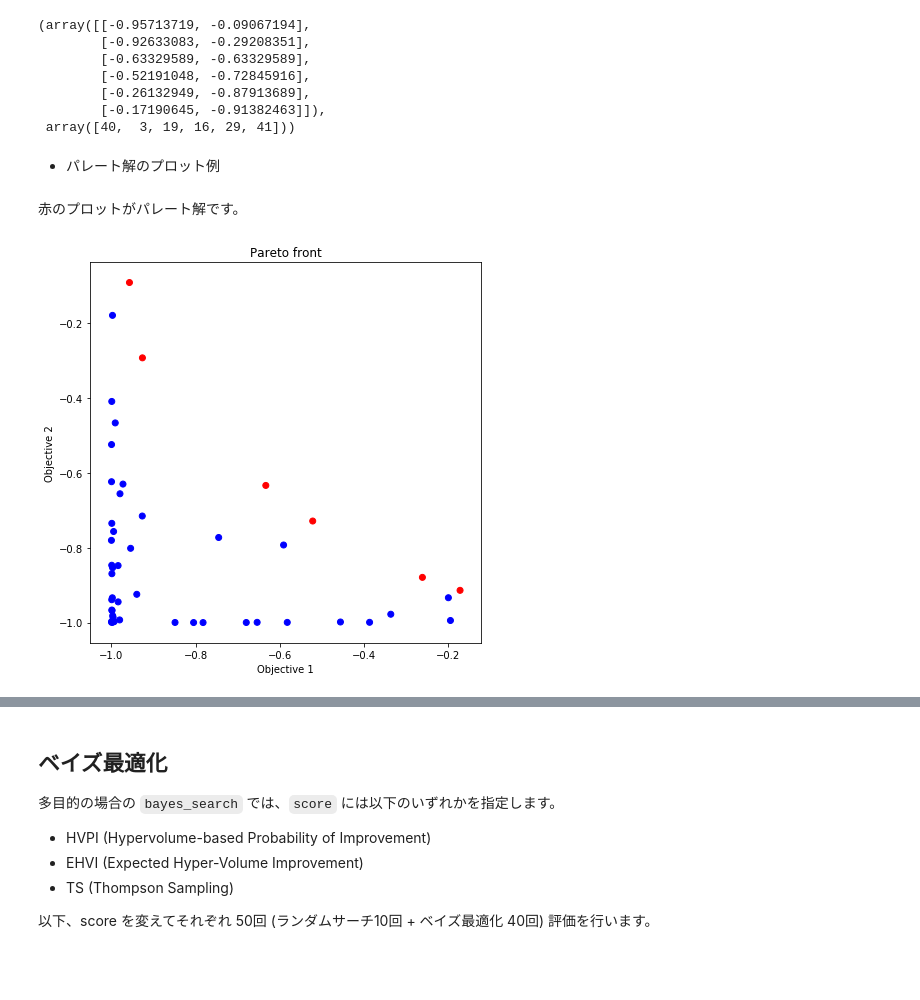
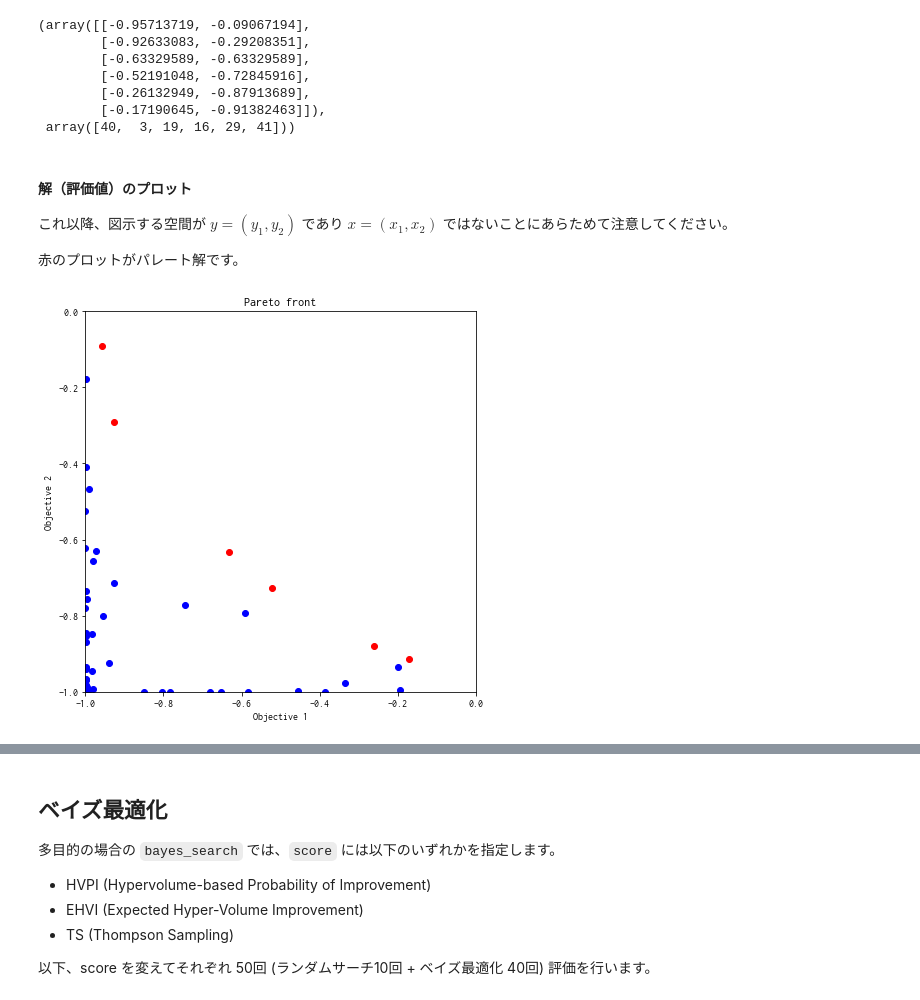
Before and after one commit to issp-center-dev/PHYSBO, a Jupyter notebook: docs/sphinx/manual/ja/source/notebook/tutorial_multi_objective.ipynb, the cells around one changed output, grey strips where cells are left out. Saved outputs shown, nothing was run; the diff lists cells and outputs as text; code cells hidden in the pictures; blank space fills up the shorter version.

```diff
--- a/docs/sphinx/manual/ja/source/notebook/tutorial_multi_objective.ipynb
+++ b/docs/sphinx/manual/ja/source/notebook/tutorial_multi_objective.ipynb
@@ -112,7 +124,7 @@ policy.set_seed(0)
 policy = physbo.search.discrete.policy_mo(test_X=test_X, num_objectives=2)
 policy.set_seed(0)
 
-res = policy.random_search(max_num_probes=50, simulator=simu)
+res_random = policy.random_search(max_num_probes=50, simulator=simu)
 # %% [output]
 0001-th step: f(x) = [-0.99973003 -0.62334035] (action = 836)
    Pareto set updated.
@@ -140,7 +152,7 @@ Pareto set は1つ目の目的関数値の昇順でソートされています
 # %%
 policy = physbo.search.discrete.policy_mo(test_X=test_X, num_objectives=2)
 policy.set_seed(0)
-res = policy.random_search(max_num_probes=50, simulator=simu, disp_pareto_set=True)
+res_random = policy.random_search(max_num_probes=50, simulator=simu, disp_pareto_set=True)
 # %% [output]
 0001-th step: f(x) = [-0.99973003 -0.62334035] (action = 836)
    Pareto set updated.
@@ -188,5 +200,5 @@ array([[-0.99973003, -0.62334035],
 # %%
-front, front_num = res.export_pareto_front()
+front, front_num = res_random.export_pareto_front()
 front, front_num
 # %% [output]
 (array([[-0.95713719, -0.09067194],
@@ -196,24 +208,27 @@ front, front_num
         [-0.26132949, -0.87913689],
         [-0.17190645, -0.91382463]]),
  array([40,  3, 19, 16, 29, 41]))
-# %% [markdown]
-- パレート解のプロット例
+# %% [markdown]
+#### 解（評価値）のプロット
+
+これ以降、図示する空間が $y = (y_1, y_2)$ であり $x = (x_1, x_2)$ ではないことにあらためて注意してください。
+
+赤のプロットがパレート解です。
 # %%
 def plot_pareto_front(res):
-    points = res.fx[0:res.num_runs]
     front, front_num = res.export_pareto_front()
-    cl = ["blue"]*len(points)
-    for i in front_num:
-        cl[i] = "red"
+    dominated = [i for i in range(res.num_runs) if i not in front_num]
+    points = res.fx[dominated, :]
 
     plt.figure(figsize=(7, 7))
-    plt.scatter(points[:,0], points[:,1], c = cl)
+    plt.scatter(res.fx[dominated,0], res.fx[dominated,1], c = "blue")
+    plt.scatter(front[:, 0], front[:, 1], c = "red")
     plt.title('Pareto front')
     plt.xlabel('Objective 1')
     plt.ylabel('Objective 2')
+    plt.xlim([-1.0,0.0])
+    plt.ylim([-1.0,0.0])
-# %% [markdown]
-赤のプロットがパレート解です。
 # %%
-plot_pareto_front(res)
+plot_pareto_front(res_random)
 # %% [output]
-[figure, old version]
+[figure, new version]
```
Also changed, not shown: parts of 55 cells of this notebook.
